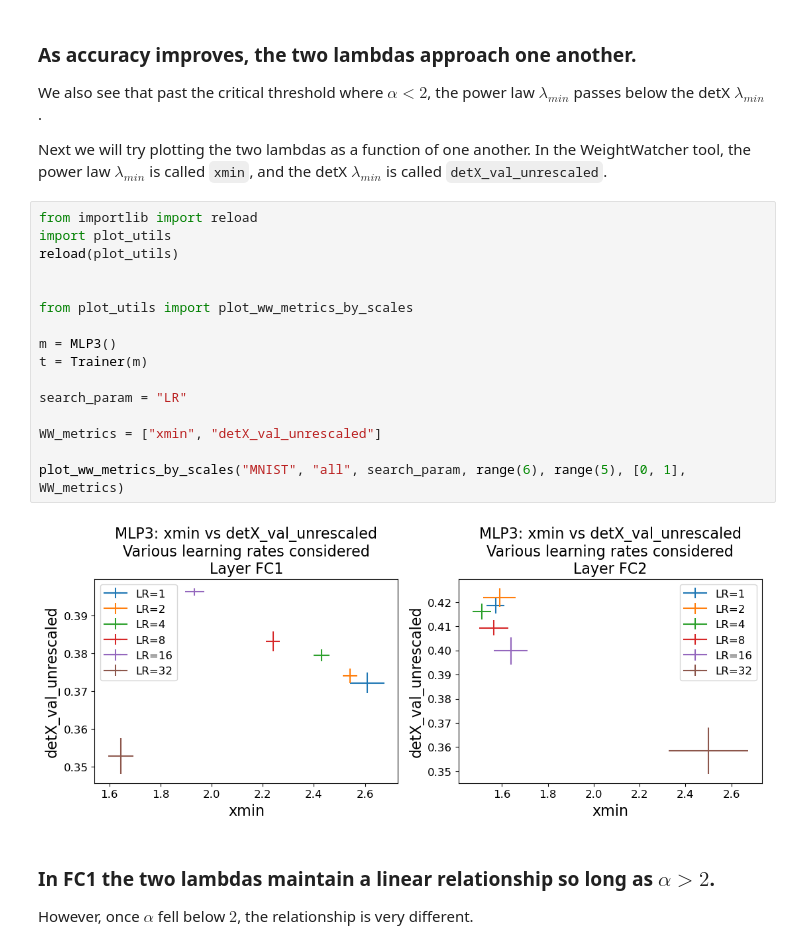
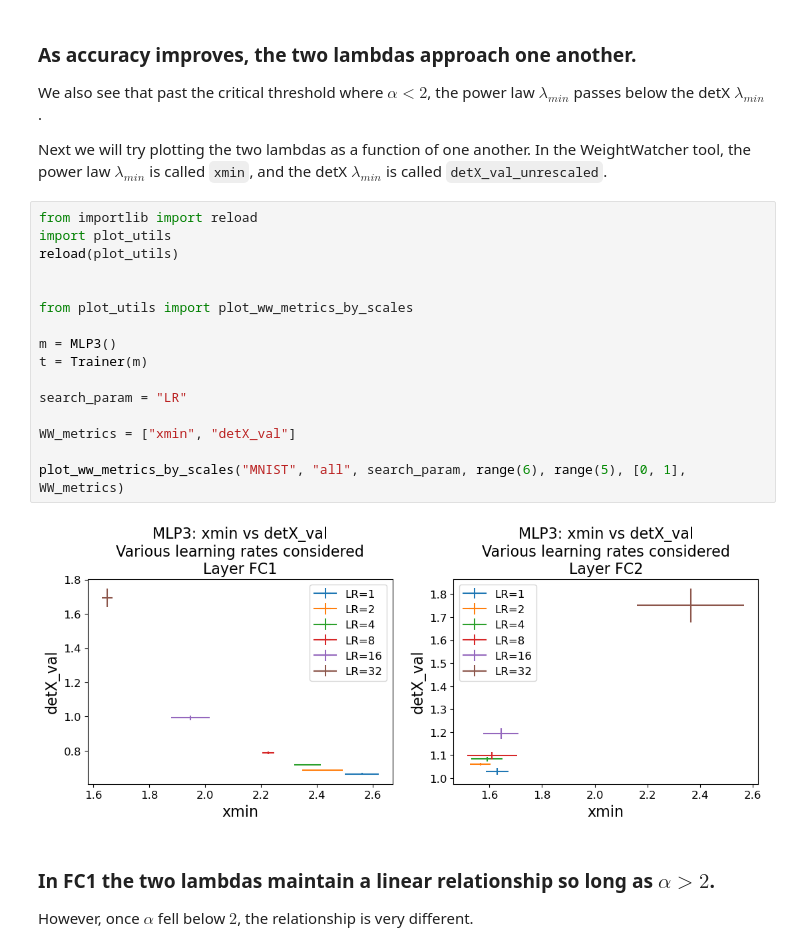
Before and after one commit to charlesmartin14/SETOL_experiments, a Jupyter notebook: notebooks/WW_MLP3_Analysis_TraceLog.ipynb, the cells around one changed output. Cells and saved outputs as stored; diff of their text form.

```diff
--- a/notebooks/WW_MLP3_Analysis_TraceLog.ipynb
+++ b/notebooks/WW_MLP3_Analysis_TraceLog.ipynb
@@ -78,21 +78,21 @@ Next we will try plotting the two lambdas as a function of one another. In the W
 # %%
 from importlib import reload
 import plot_utils
 reload(plot_utils)
 
 
 from plot_utils import plot_ww_metrics_by_scales
 
 m = MLP3()
 t = Trainer(m)
 
 search_param = "LR"
 
-WW_metrics = ["xmin", "detX_val_unrescaled"]
+WW_metrics = ["xmin", "detX_val"]
 
 plot_ww_metrics_by_scales("MNIST", "all", search_param, range(6), range(5), [0, 1], WW_metrics)
 # %% [output]
-[figure, old version]
+[figure, new version]
 # %% [markdown]
 ### In FC1 the two lambdas maintain a linear relationship so long as $\alpha > 2$.
 
```
Also changed, not shown: parts of 3 cells of this notebook, 1 other file.
